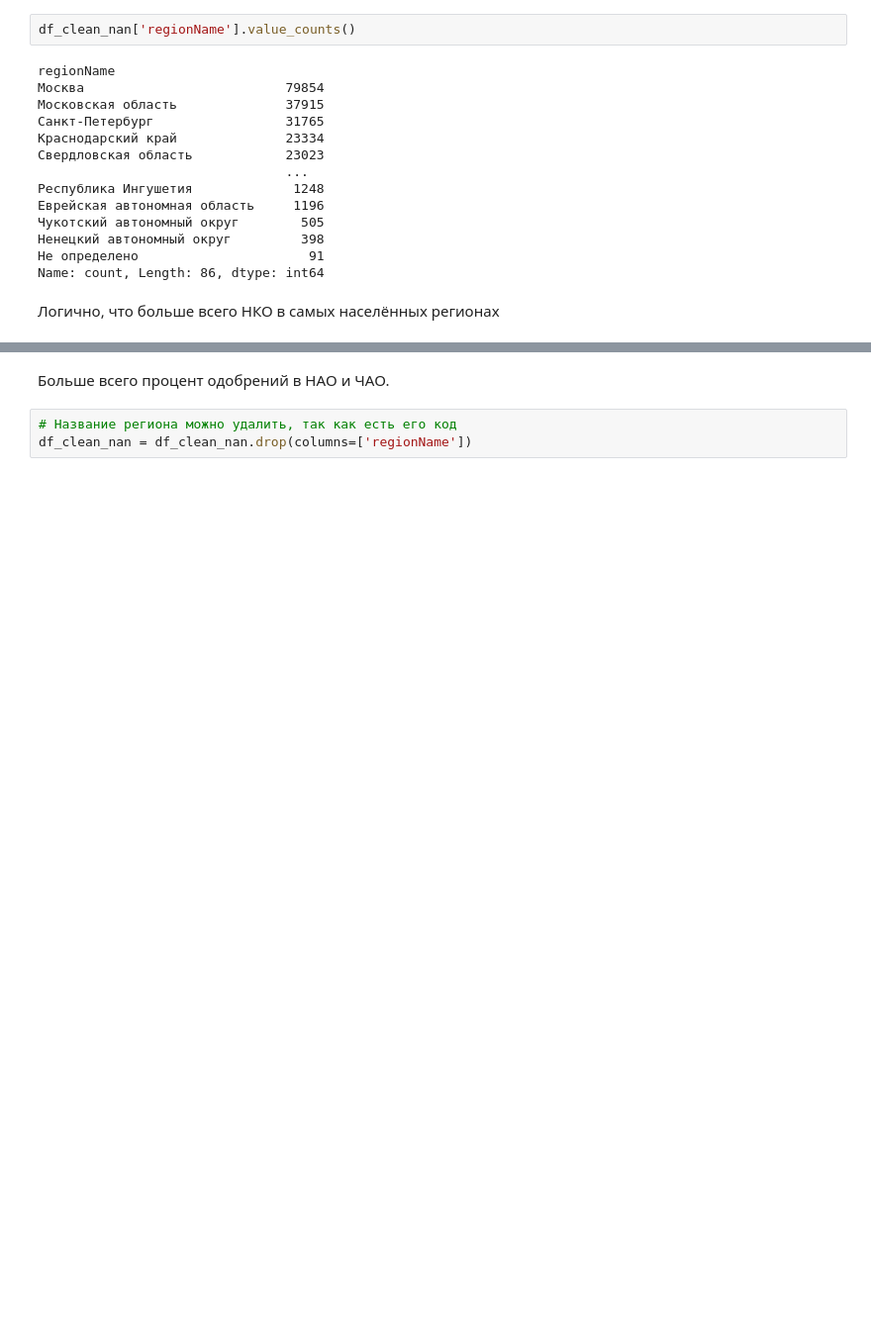
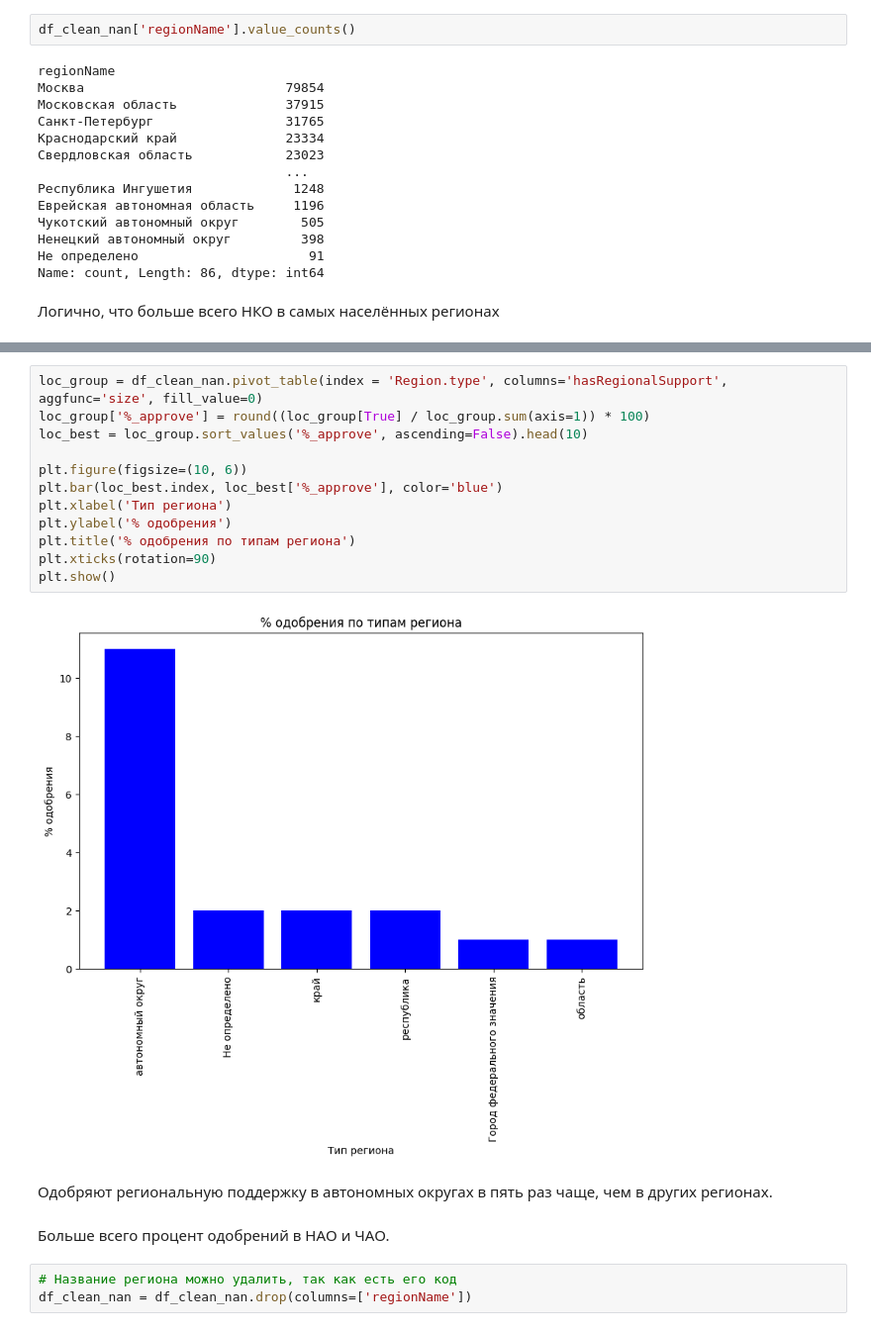
Before and after one commit to PlatArs/GOV_project, a Jupyter notebook: Project.ipynb, the cells around one changed output, grey strips where cells are left out. Shown: that part at 99% size. Saved outputs shown, nothing was run; the diff lists cells and outputs as text; blank space fills up the shorter version.

```diff
--- a/Project.ipynb
+++ b/Project.ipynb
@@ -369,3 +370,19 @@ region_group.sort_values('%_approve', ascending=False).head(10)
+# %%
+loc_group = df_clean_nan.pivot_table(index = 'Region.type', columns='hasRegionalSupport', aggfunc='size', fill_value=0)
+loc_group['%_approve'] = round((loc_group[True] / loc_group.sum(axis=1)) * 100)
+loc_best = loc_group.sort_values('%_approve', ascending=False).head(10)
+
+plt.figure(figsize=(10, 6))
+plt.bar(loc_best.index, loc_best['%_approve'], color='blue')
+plt.xlabel('Тип региона')
+plt.ylabel('% одобрения')
+plt.title('% одобрения по типам региона')
+plt.xticks(rotation=90)
+plt.show()
+# %% [output]
+[figure, added]
+# %% [markdown]
+Одобряют региональную поддержку в автономных округах в пять раз чаще, чем в других регионах.
 # %% [markdown]
 Больше всего процент одобрений в НАО и ЧАО.
 # %%
```
Also changed, not shown: parts of 5 cells of this notebook.
